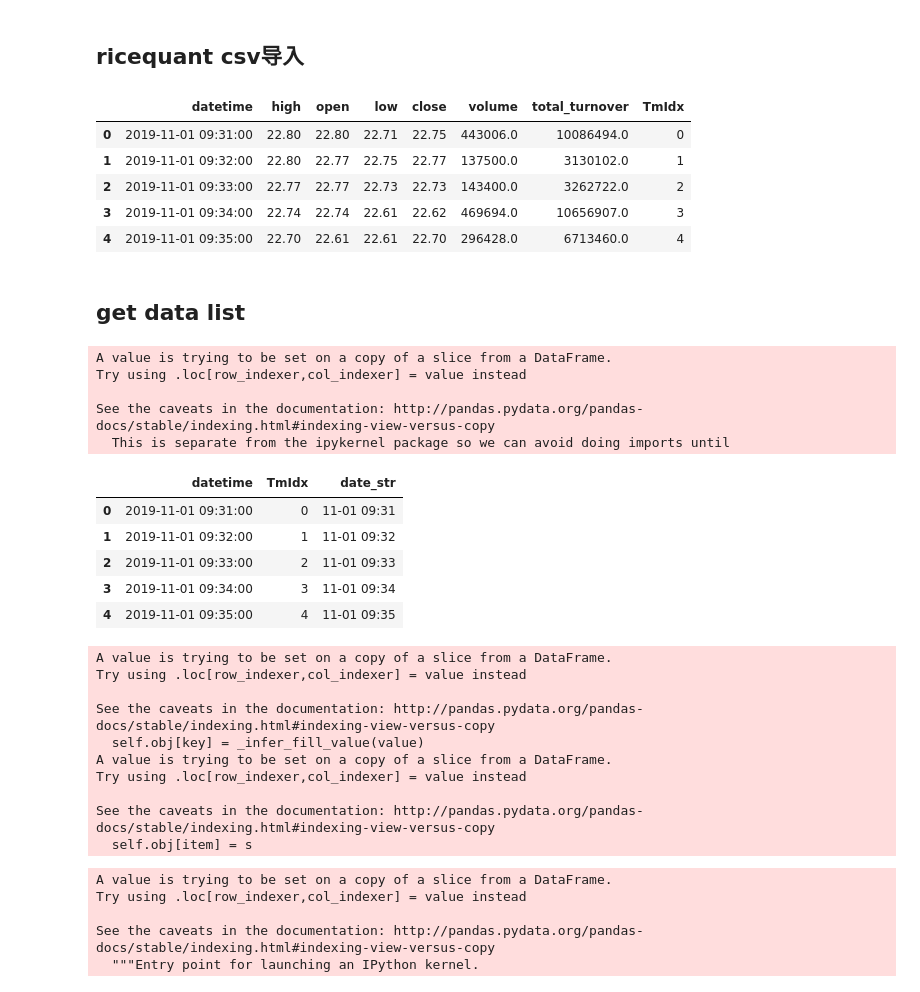
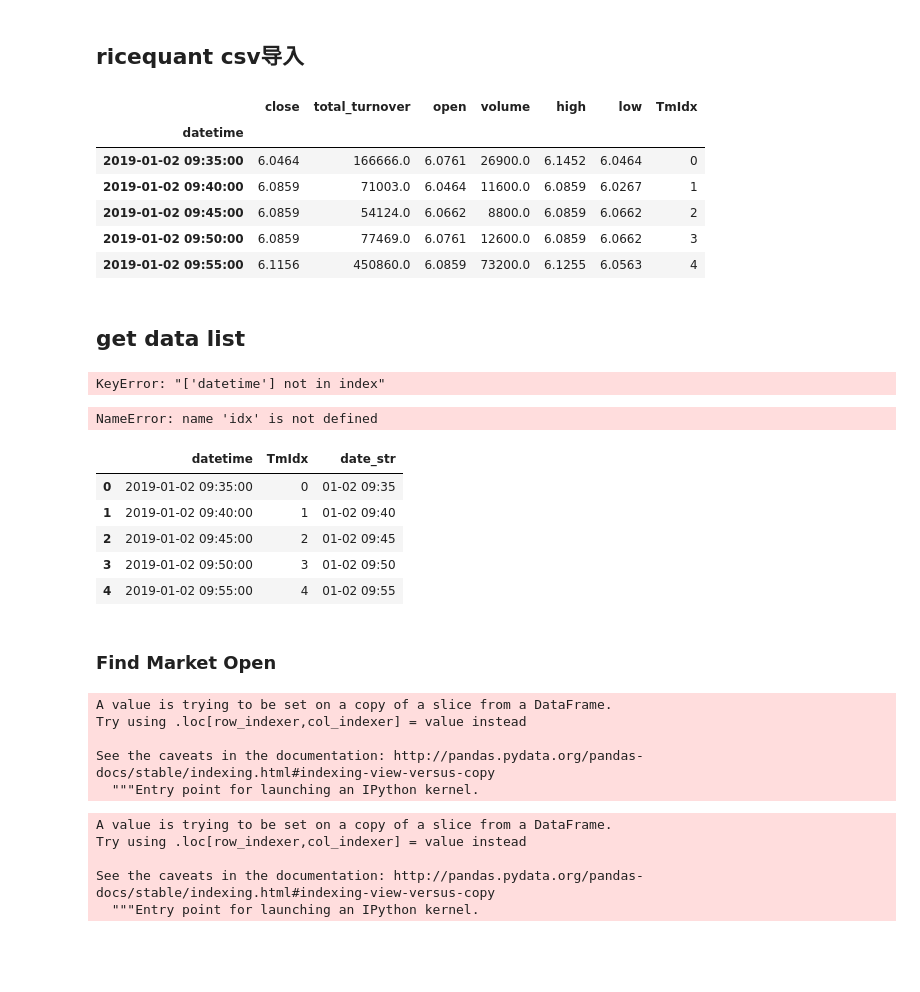
Before and after one commit to Audrey-Zhang/trading, a Jupyter notebook: LayerModel5.ipynb, the cells around one changed output. Cells and saved outputs as stored; diff of their text form; code cells hidden in the pictures; blank space fills up the shorter version.

```diff
--- a/LayerModel5.ipynb
+++ b/LayerModel5.ipynb
@@ -56,53 +65,48 @@ dt_df['TmIdx'] = dt_df.index
 # %% [markdown]
 ## ricequant csv导入
 # %%
-dt_df = pd.read_csv('data_csv\\601012-1m.csv')
+dt_df = pd.read_csv('data_csv\\300277-5m.csv',index_col=0,parse_dates=True)
-# %%
-dt_df['TmIdx'] = dt_df.index
-dt_df.columns = ['datetime', 'high', 'open', 'low', 'close', 'volume',
-       'total_turnover', 'TmIdx']
-dt_df['datetime'] = pd.to_datetime(dt_df['datetime'])
+# %%
+dt_df['TmIdx'] = list(range(0,dt_df.shape[0]))
 # %%
 dt_df.head()
 # %% [output]
-|  | datetime | high | open | low | close | volume | total_turnover | TmIdx |
-| 0 | 2019-11-01 09:31:00 | 22.80 | 22.80 | 22.71 | 22.75 | 443006.0 | 10086494.0 | 0 |
-| 1 | 2019-11-01 09:32:00 | 22.80 | 22.77 | 22.75 | 22.77 | 137500.0 | 3130102.0 | 1 |
-| 2 | 2019-11-01 09:33:00 | 22.77 | 22.77 | 22.73 | 22.73 | 143400.0 | 3262722.0 | 2 |
-| 3 | 2019-11-01 09:34:00 | 22.74 | 22.74 | 22.61 | 22.62 | 469694.0 | 10656907.0 | 3 |
-| 4 | 2019-11-01 09:35:00 | 22.70 | 22.61 | 22.61 | 22.70 | 296428.0 | 6713460.0 | 4 |
+|  | close | total_turnover | open | volume | high | low | TmIdx |
+| datetime |  |  |  |  |  |  |  |
+| 2019-01-02 09:35:00 | 6.0464 | 166666.0 | 6.0761 | 26900.0 | 6.1452 | 6.0464 | 0 |
+| 2019-01-02 09:40:00 | 6.0859 | 71003.0 | 6.0464 | 11600.0 | 6.0859 | 6.0267 | 1 |
+| 2019-01-02 09:45:00 | 6.0859 | 54124.0 | 6.0662 | 8800.0 | 6.0859 | 6.0662 | 2 |
+| 2019-01-02 09:50:00 | 6.0859 | 77469.0 | 6.0761 | 12600.0 | 6.0859 | 6.0662 | 3 |
+| 2019-01-02 09:55:00 | 6.1156 | 450860.0 | 6.0859 | 73200.0 | 6.1255 | 6.0563 | 4 |
 # %% [markdown]
 ## get data list
 # %%
 dt = dt_df[['open','high','low','close','TmIdx']].values.tolist()
-x = dt_df[['datetime','TmIdx']]
-x['date_str'] = x.loc[:,'datetime'].apply(lambda x:x.strftime('%m-%d %H:%M'))
+idx = dt_df[['datetime','TmIdx']]
+idx['date_str'] = idx.loc[:,'datetime'].apply(lambda x:x.strftime('%m-%d %H:%M'))
 # %% [output]
-A value is trying to be set on a copy of a slice from a DataFrame.
-Try using .loc[row_indexer,col_indexer] = value instead
-
-See the caveats in the documentation: http://pandas.pydata.org/pandas-docs/stable/indexing.html#indexing-view-versus-copy
-  This is separate from the ipykernel package so we can avoid doing imports until
+KeyError: "['datetime'] not in index"
+# %%
+idx.shape
+# %% [output]
+NameError: name 'idx' is not defined
 # %%
-x.head()
+idx.head()
 # %% [output]
 |  | datetime | TmIdx | date_str |
-| 0 | 2019-11-01 09:31:00 | 0 | 11-01 09:31 |
-| 1 | 2019-11-01 09:32:00 | 1 | 11-01 09:32 |
-| 2 | 2019-11-01 09:33:00 | 2 | 11-01 09:33 |
-| 3 | 2019-11-01 09:34:00 | 3 | 11-01 09:34 |
-| 4 | 2019-11-01 09:35:00 | 4 | 11-01 09:35 |
+| 0 | 2019-01-02 09:35:00 | 0 | 01-02 09:35 |
+| 1 | 2019-01-02 09:40:00 | 1 | 01-02 09:40 |
+| 2 | 2019-01-02 09:45:00 | 2 | 01-02 09:45 |
+| 3 | 2019-01-02 09:50:00 | 3 | 01-02 09:50 |
+| 4 | 2019-01-02 09:55:00 | 4 | 01-02 09:55 |
+# %% [markdown]
+### Find Market Open
 # %%
-x.loc[:, 'internal'] = x['datetime'].diff()
+idx['internal'] = idx['datetime'].diff()
 # %% [output]
 A value is trying to be set on a copy of a slice from a DataFrame.
 Try using .loc[row_indexer,col_indexer] = value instead
 
 See the caveats in the documentation: http://pandas.pydata.org/pandas-docs/stable/indexing.html#indexing-view-versus-copy
-  self.obj[key] = _infer_fill_value(value)
-A value is trying to be set on a copy of a slice from a DataFrame.
-Try using .loc[row_indexer,col_indexer] = value instead
-
-See the caveats in the documentation: http://pandas.pydata.org/pandas-docs/stable/indexing.html#indexing-view-versus-copy
-  self.obj[item] = s
+  """Entry point for launching an IPython kernel.
 # %%
```
Also changed, not shown: parts of 20 cells of this notebook, 2 other files.
